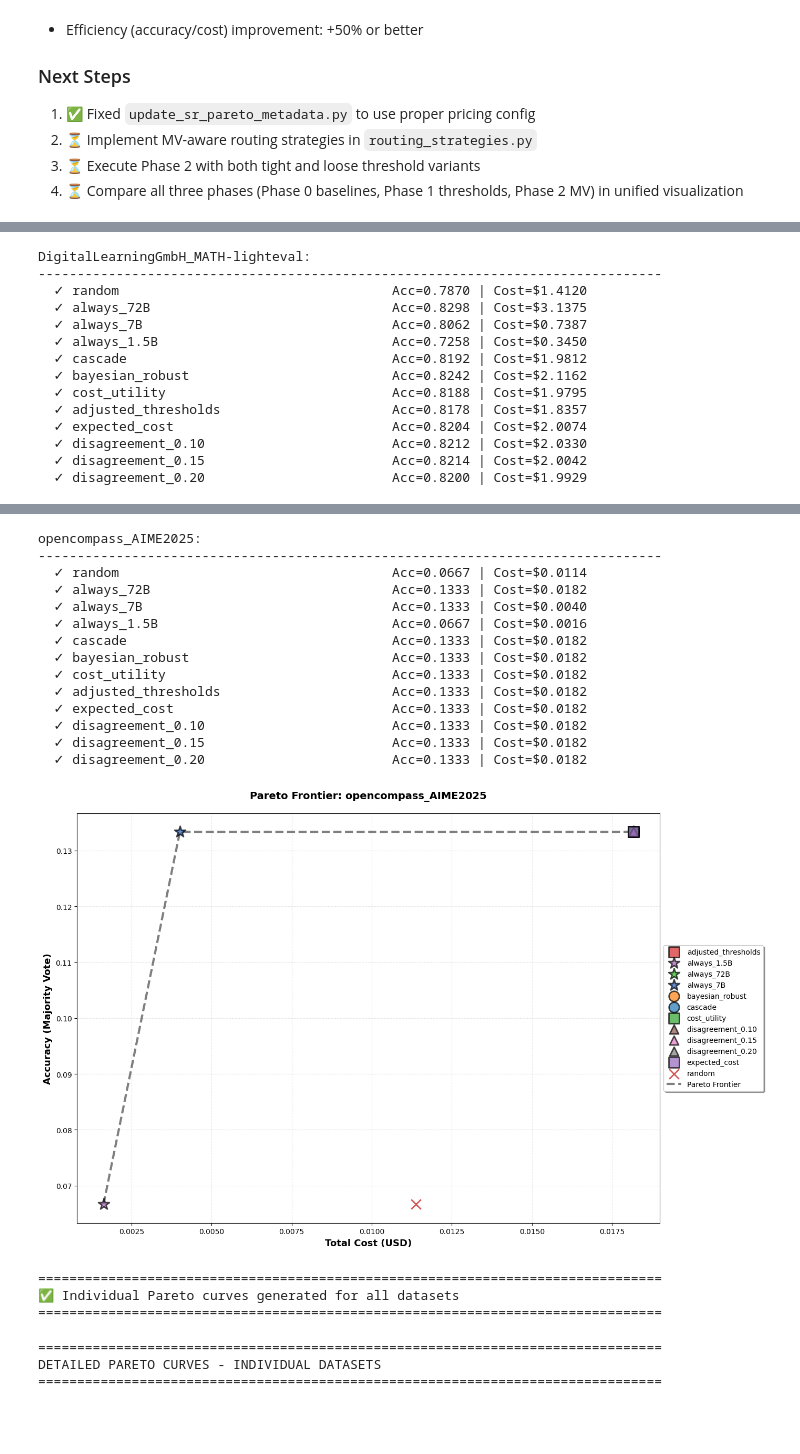
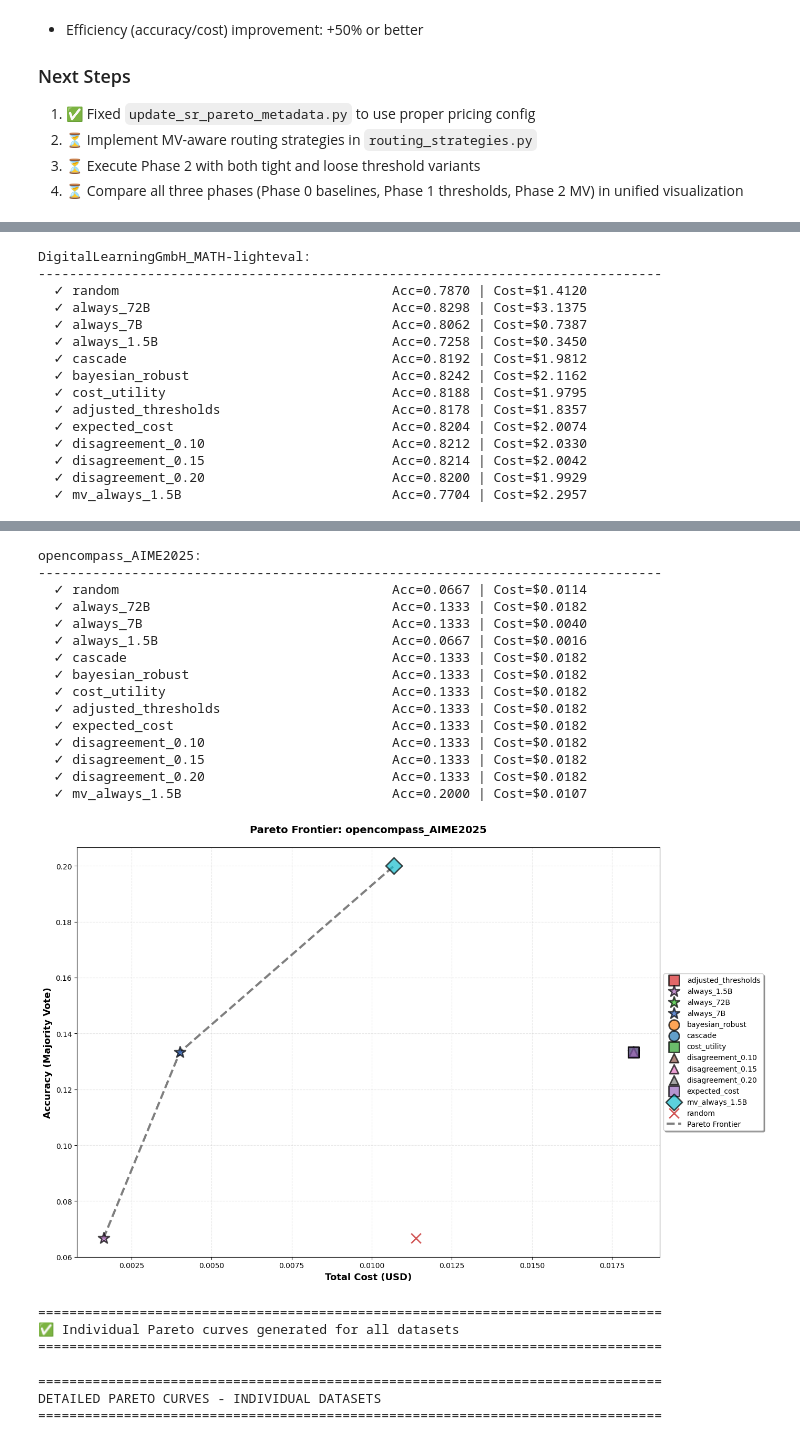
Before and after one commit to KabakaWilliam/llms_know_difficulty, a Jupyter notebook: router_code/notebooks/compare_all_routers.ipynb, the cells around one changed output, grey strips where cells are left out. Drawn from its saved outputs; the diff is of its cells as text; code cells hidden in the pictures.

```diff
--- a/router_code/notebooks/compare_all_routers.ipynb
+++ b/router_code/notebooks/compare_all_routers.ipynb
@@ -648,7 +648,7 @@ strategy_styles = {
     'disagreement_0.10': {'color': '#8c564b', 'marker': '^', 'size': 150},
     'disagreement_0.15': {'color': '#e377c2', 'marker': '^', 'size': 150},
     'disagreement_0.20': {'color': '#7f7f7f', 'marker': '^', 'size': 150},
-    # 'mv_always_1.5B': {'color': '#17becf', 'marker': 'D', 'size': 250},
+    'mv_always_1.5B': {'color': '#17becf', 'marker': 'D', 'size': 250},
     # 'mv_always_7B': {'color': '#bcbd22', 'marker': 'D', 'size': 250},
     # 'mv_always_72B': {'color': "#bd2282", 'marker': 'D', 'size': 250},
     # 'mv_adaptive_escalation_tight': {'color': '#ff9896', 'marker': 'P', 'size': 250},
@@ -783,3 +785,4 @@ DigitalLearningGmbH_MATH-lighteval:
   ✓ disagreement_0.10                        Acc=0.8212 | Cost=$2.0330
   ✓ disagreement_0.15                        Acc=0.8214 | Cost=$2.0042
   ✓ disagreement_0.20                        Acc=0.8200 | Cost=$1.9929
+  ✓ mv_always_1.5B                           Acc=0.7704 | Cost=$2.2957
@@ -787,18 +790,19 @@ DigitalLearningGmbH_MATH-lighteval:
 opencompass_AIME2025:
 --------------------------------------------------------------------------------
   ✓ random                                   Acc=0.0667 | Cost=$0.0114
   ✓ always_72B                               Acc=0.1333 | Cost=$0.0182
   ✓ always_7B                                Acc=0.1333 | Cost=$0.0040
   ✓ always_1.5B                              Acc=0.0667 | Cost=$0.0016
   ✓ cascade                                  Acc=0.1333 | Cost=$0.0182
   ✓ bayesian_robust                          Acc=0.1333 | Cost=$0.0182
   ✓ cost_utility                             Acc=0.1333 | Cost=$0.0182
   ✓ adjusted_thresholds                      Acc=0.1333 | Cost=$0.0182
   ✓ expected_cost                            Acc=0.1333 | Cost=$0.0182
   ✓ disagreement_0.10                        Acc=0.1333 | Cost=$0.0182
   ✓ disagreement_0.15                        Acc=0.1333 | Cost=$0.0182
   ✓ disagreement_0.20                        Acc=0.1333 | Cost=$0.0182
+  ✓ mv_always_1.5B                           Acc=0.2000 | Cost=$0.0107
-[figure, old version]
+[figure, new version]
 ================================================================================
 ✅ Individual Pareto curves generated for all datasets
 ================================================================================
```
Also changed, not shown: parts of 1 cell of this notebook, 16 other files.
